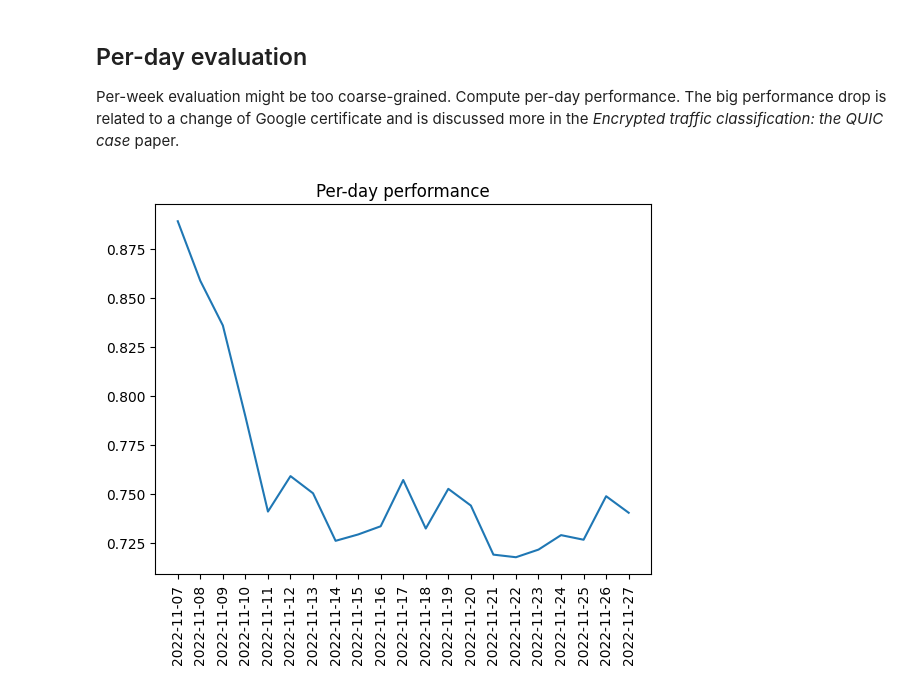
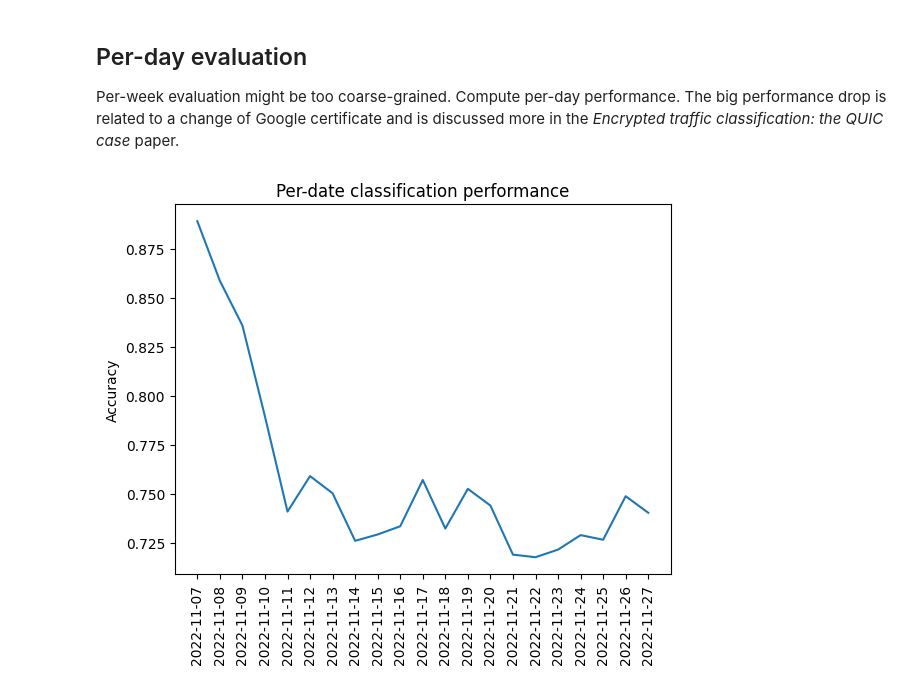
Before and after one commit to CESNET/cesnet-datazoo, a Jupyter notebook: notebooks/example_evaluation.ipynb, the cells around one changed output. Drawn from its saved outputs; the diff is of its cells as text; code cells hidden in the pictures.

```diff
--- a/notebooks/example_evaluation.ipynb
+++ b/notebooks/example_evaluation.ipynb
@@ -194,10 +176,14 @@ for date in test_dates:
     acc = accuracy_score(test_labels, preds)
     per_date_acc.append(acc)
 # %%
+from matplotlib import pyplot as plt
+
 x_labels = list(map(lambda x: f"{x[:4]}-{x[4:6]}-{x[6:]}", test_dates))
-fig = seaborn.lineplot(x=range(len(per_date_acc)), y=per_date_acc)
-fig.set_xticks(range(len(per_date_acc)))
-fig.set_xticklabels(x_labels, rotation=90)
-fig.set(title="Per-day performance");
+fig, ax = plt.subplots()
+seaborn.lineplot(x=range(len(per_date_acc)), y=per_date_acc, ax=ax)
+ax.set_xticks(range(len(per_date_acc)))
+ax.set_xticklabels(x_labels, rotation=90)
+ax.set_ylabel("Accuracy")
+ax.set(title="Per-date classification performance");
 # %% [output]
-[figure, old version]
+[figure, new version]
```
Also changed, not shown: parts of 1 cell of this notebook, 9 other files.
